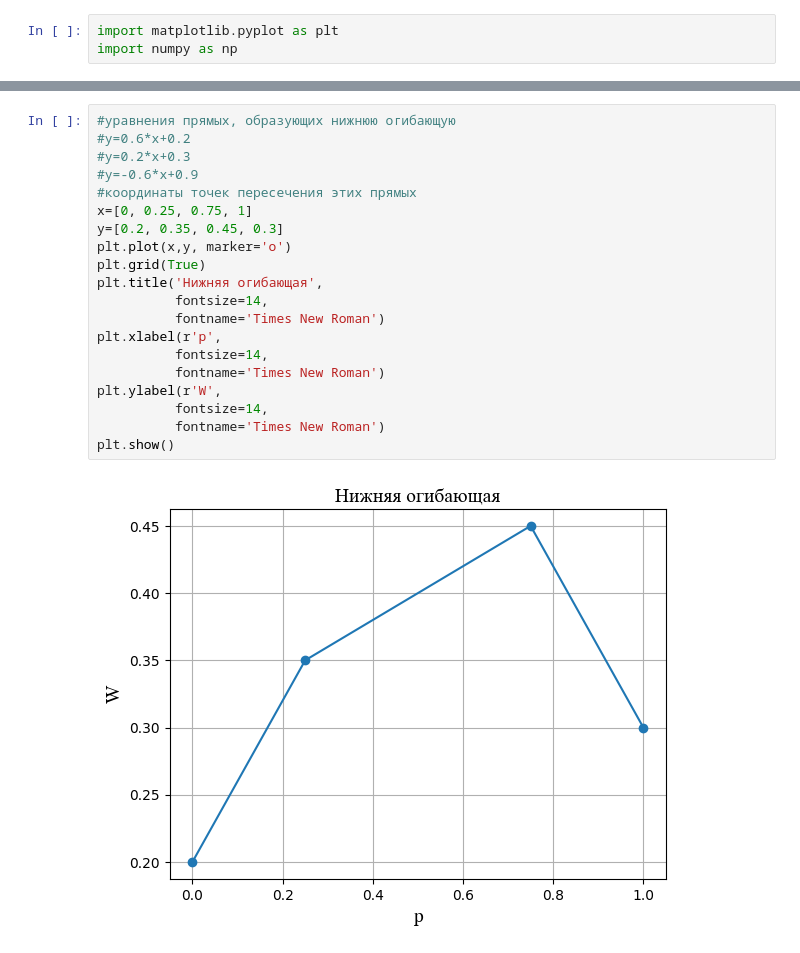
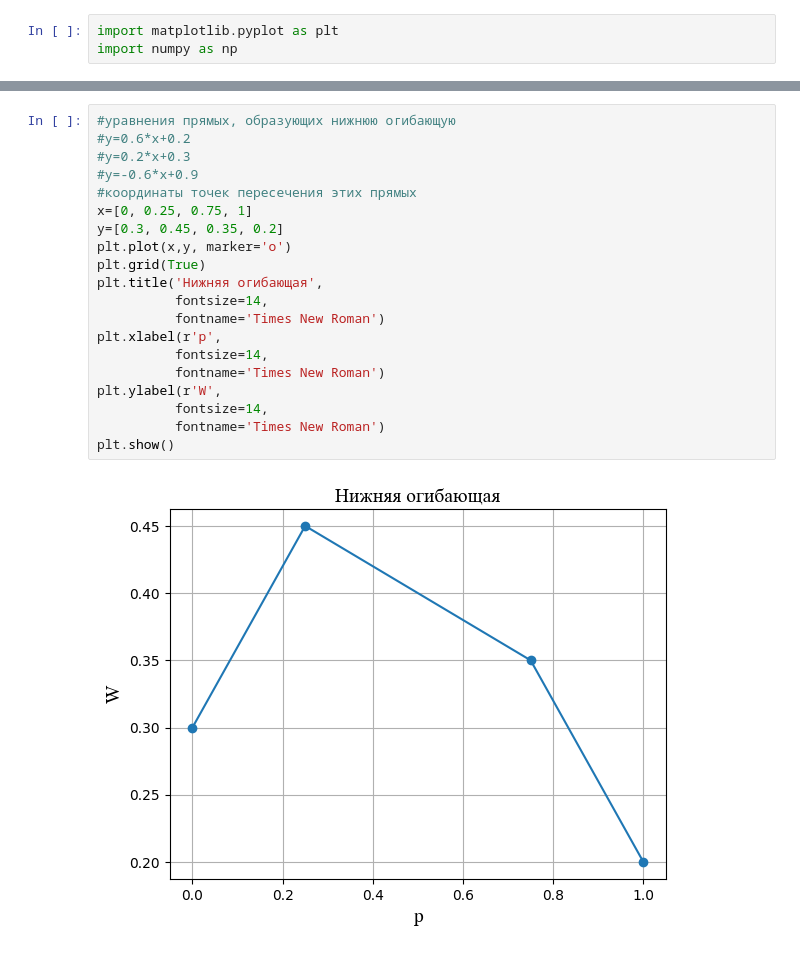
Before and after one commit to pety4/effectiveness_of_aviation_complexes, a Jupyter notebook: program/lab_3/lab_3.ipynb, the cells around one changed output, grey strips where cells are left out. Cells and saved outputs as stored; diff of their text form.

```diff
--- a/program/lab_3/lab_3.ipynb
+++ b/program/lab_3/lab_3.ipynb
@@ -27,22 +29,22 @@ plt.show()
 # %%
 #уравнения прямых, образующих нижнюю огибающую
 #y=0.6*x+0.2
 #y=0.2*x+0.3
 #y=-0.6*x+0.9
 #координаты точек пересечения этих прямых
 x=[0, 0.25, 0.75, 1]
-y=[0.2, 0.35, 0.45, 0.3]
+y=[0.3, 0.45, 0.35, 0.2]
 plt.plot(x,y, marker='o')
 plt.grid(True)
 plt.title('Нижняя огибающая',
           fontsize=14,
           fontname='Times New Roman')
 plt.xlabel(r'p',
           fontsize=14,
           fontname='Times New Roman')
 plt.ylabel(r'W',
           fontsize=14,
           fontname='Times New Roman')
 plt.show()
 # %% [output]
-[figure, old version]
+[figure, new version]
```
Also changed, not shown: parts of 1 cell of this notebook, 2 other files.
